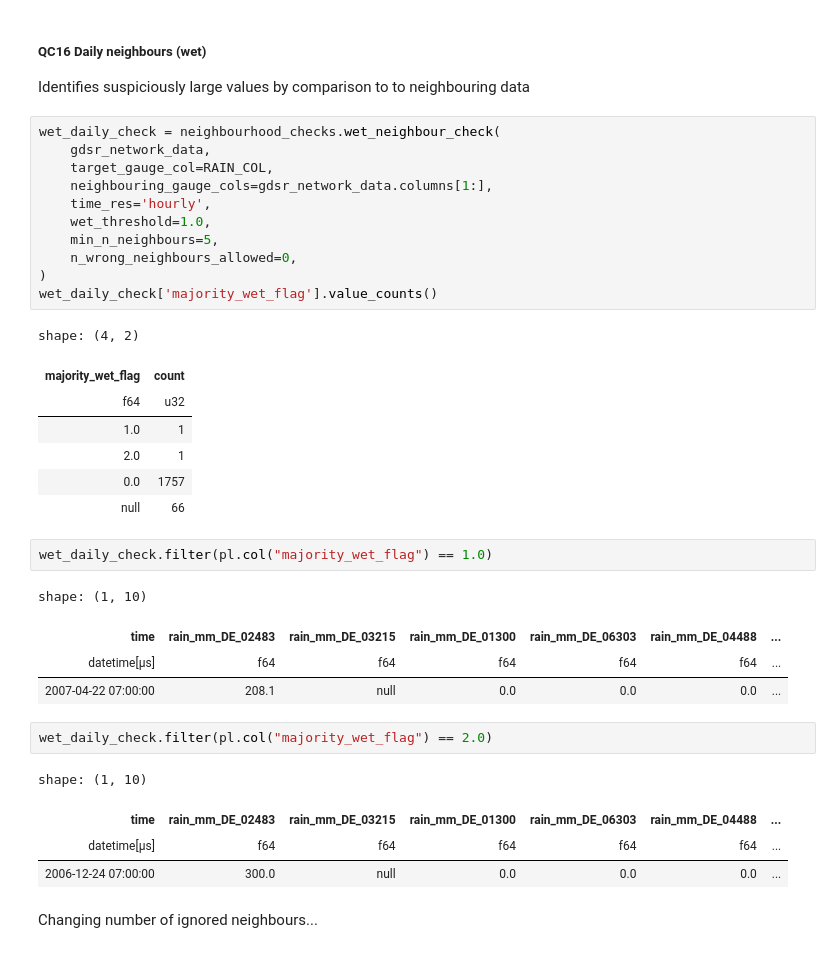
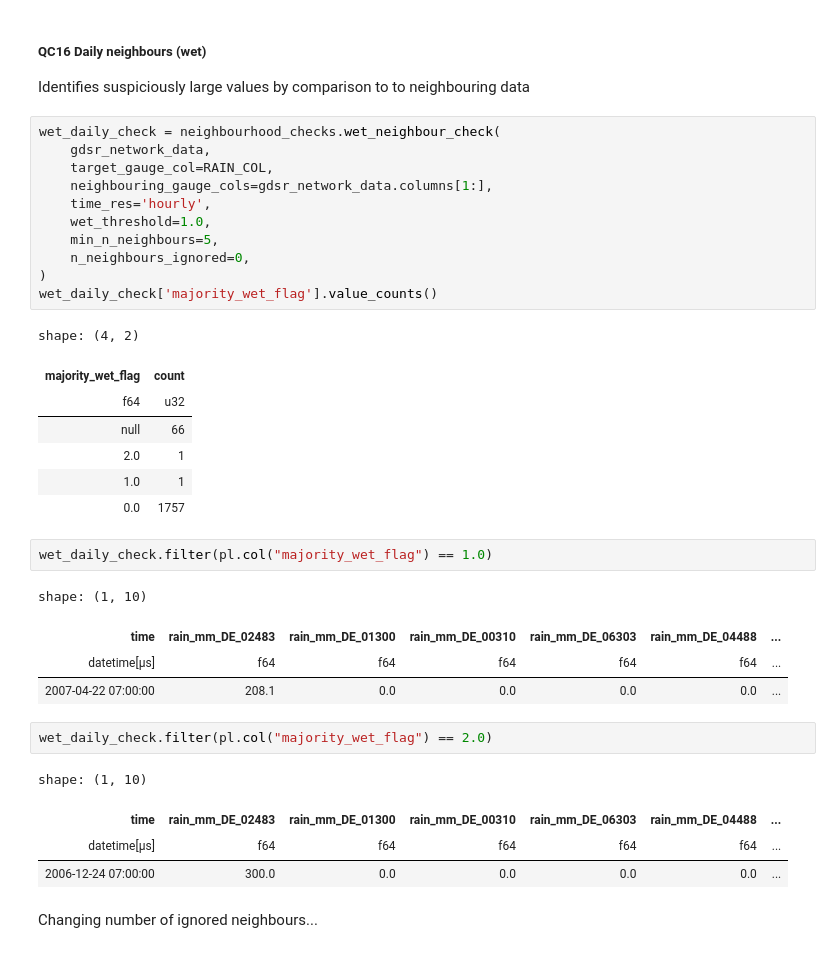
Before and after one commit to Thomasjkeel/RainfallQC-notebooks, a Jupyter notebook: notebooks/demo/rainfallQC_demo.ipynb, the cells around one changed output. Drawn from its saved outputs; the diff is of its cells as text.

```diff
--- a/notebooks/demo/rainfallQC_demo.ipynb
+++ b/notebooks/demo/rainfallQC_demo.ipynb
@@ -486,36 +486,36 @@ Identifies suspiciously large values by comparison to to neighbouring data
 # %%
 wet_daily_check = neighbourhood_checks.wet_neighbour_check(
     gdsr_network_data,
     target_gauge_col=RAIN_COL,
     neighbouring_gauge_cols=gdsr_network_data.columns[1:],
     time_res='hourly',
     wet_threshold=1.0,
     min_n_neighbours=5,
-    n_wrong_neighbours_allowed=0,
+    n_neighbours_ignored=0,
 )
 wet_daily_check['majority_wet_flag'].value_counts()
 # %% [output]
 shape: (4, 2)
 | majority_wet_flag | count |
 | f64 | u32 |
+| null | 66 |
+| 2.0 | 1 |
 | 1.0 | 1 |
-| 2.0 | 1 |
 | 0.0 | 1757 |
-| null | 66 |
 # %%
 wet_daily_check.filter(pl.col("majority_wet_flag") == 1.0)
 # %% [output]
 shape: (1, 10)
-| time | rain_mm_DE_02483 | rain_mm_DE_03215 | rain_mm_DE_01300 | rain_mm_DE_06303 | rain_mm_DE_04488 | ... |
+| time | rain_mm_DE_02483 | rain_mm_DE_01300 | rain_mm_DE_00310 | rain_mm_DE_06303 | rain_mm_DE_04488 | ... |
 | datetime[μs] | f64 | f64 | f64 | f64 | f64 | ... |
-| 2007-04-22 07:00:00 | 208.1 | null | 0.0 | 0.0 | 0.0 | ... |
+| 2007-04-22 07:00:00 | 208.1 | 0.0 | 0.0 | 0.0 | 0.0 | ... |
 # %%
 wet_daily_check.filter(pl.col("majority_wet_flag") == 2.0)
 # %% [output]
 shape: (1, 10)
-| time | rain_mm_DE_02483 | rain_mm_DE_03215 | rain_mm_DE_01300 | rain_mm_DE_06303 | rain_mm_DE_04488 | ... |
+| time | rain_mm_DE_02483 | rain_mm_DE_01300 | rain_mm_DE_00310 | rain_mm_DE_06303 | rain_mm_DE_04488 | ... |
 | datetime[μs] | f64 | f64 | f64 | f64 | f64 | ... |
-| 2006-12-24 07:00:00 | 300.0 | null | 0.0 | 0.0 | 0.0 | ... |
+| 2006-12-24 07:00:00 | 300.0 | 0.0 | 0.0 | 0.0 | 0.0 | ... |
 # %% [markdown]
 Changing number of ignored neighbours...
 # %%
```
Also changed, not shown: parts of 15 cells of this notebook.
